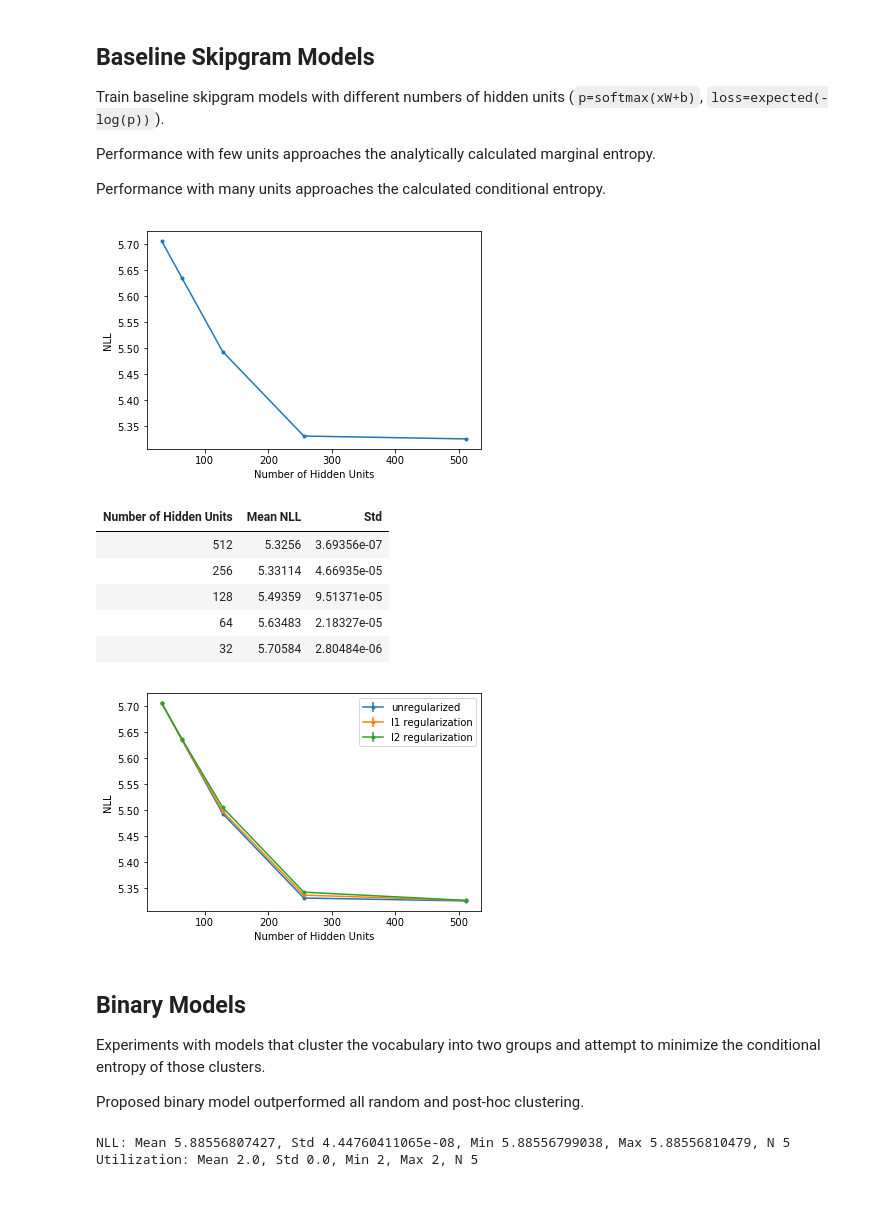
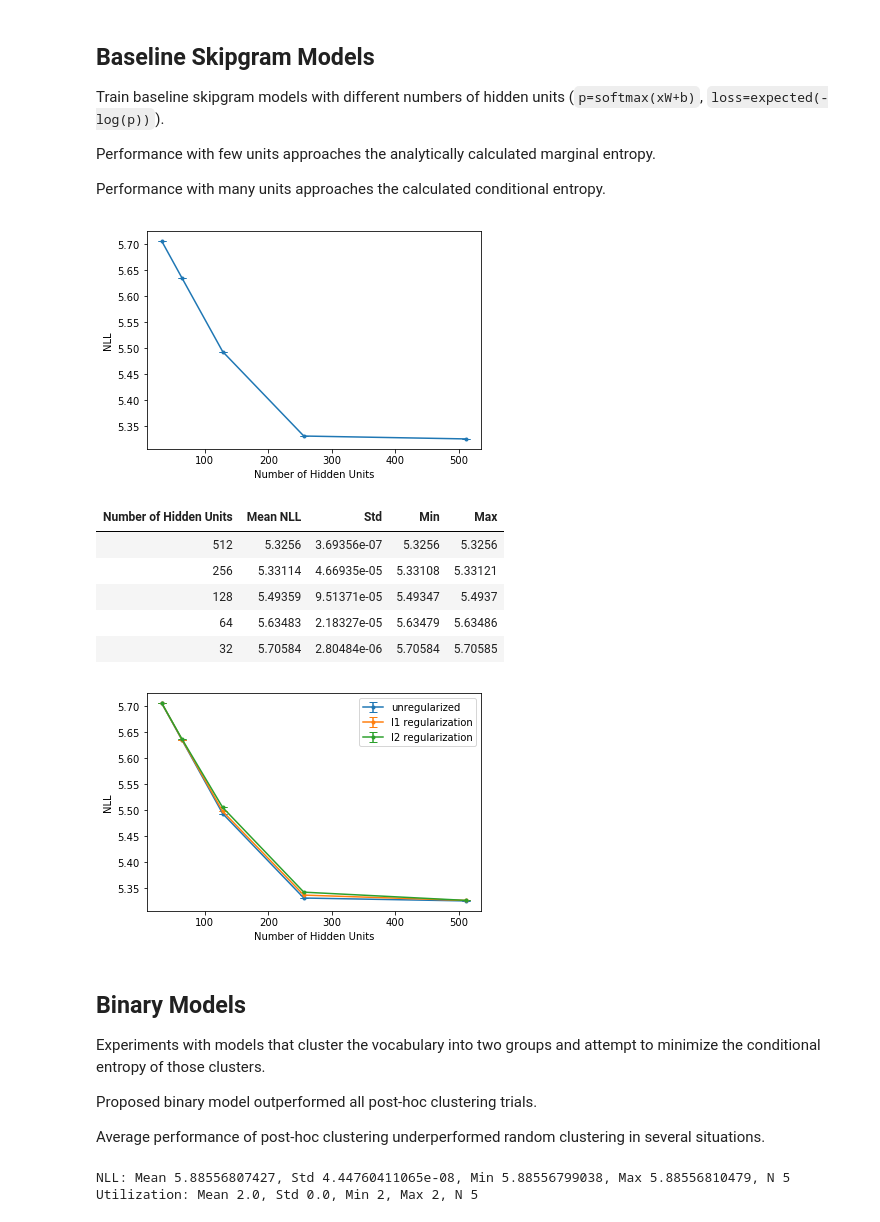
Before and after one commit to bstriner/discrete-skip-gram, a Jupyter notebook: notebook/results.ipynb, the cells around one changed output. Cells and saved outputs as stored; diff of their text form; code cells hidden in the pictures.

```diff
--- a/notebook/results.ipynb
+++ b/notebook/results.ipynb
@@ -6,19 +6,24 @@ All graphs and results. For discussion please read associated paper.
 import numpy as np
 import matplotlib.pyplot as plt
 from IPython.display import display, HTML
-from discrete_skip_gram.util import stats_string
+from discrete_skip_gram.util import stats_string, calc_stats
 from tabulate import tabulate
 def load_output(path):
     return np.load('../experiments/output/{}'.format(path))
 def table(t, **kwargs):
     return HTML(tabulate(t, tablefmt='html', **kwargs))
-def bar(x, data, label, axis=1):
+def bar(x, data, label=None, axis=1):
     mean = np.mean(data, axis=axis)
     std = np.std(data, axis=axis)
-    plt.errorbar(x, mean, yerr=std,
+    plt.errorbar(x, mean, yerr=std, capsize=4,
                  markersize=3, fmt='-o', label=label)
 def data_shapes(x):
     return {k:v.shape for k,v in x.iteritems()}
+def stats_table(x, y, label, unit, axis=1):
+    data = np.stack([x]+calc_stats(y, axis=axis)[0:4], axis=1)
+    return table(data, headers=[label,
+                                'Mean {}'.format(unit),
+                                'Std','Min','Max'])
 eps = 1e-9
 # %% [markdown]
 ## Cooccurrence matrix
@@ -123,51 +126,46 @@ Performance with many units approaches the calculated conditional entropy.
 baseline = load_output('skipgram_baseline.npz')
 # Plot NLL by number of hidden units
 zks = baseline['z_ks']
-mean = np.mean(baseline['nlls'], axis=1)
-std = np.std(baseline['nlls'], axis=1)
-plt.errorbar(zks, mean, yerr=std, markersize=3, fmt='-o')
+bar(zks, baseline['nlls'], axis=1)
 plt.ylabel('NLL')
 plt.xlabel('Number of Hidden Units')
 plt.show()
 # Tabulate NLL by number of hidden units
-t = np.stack([zks, mean, std], axis=1)
-table(t, headers=['Number of Hidden Units', 'Mean NLL', 'Std'])
+stats_table(zks, baseline['nlls'],
+            'Number of Hidden Units',
+           'NLL', axis=1)
 # %% [output]
 [figure]
-| Number of Hidden Units | Mean NLL | Std |
-| 512 | 5.3256 | 3.69356e-07 |
-| 256 | 5.33114 | 4.66935e-05 |
-| 128 | 5.49359 | 9.51371e-05 |
-| 64 | 5.63483 | 2.18327e-05 |
-| 32 | 5.70584 | 2.80484e-06 |
+| Number of Hidden Units | Mean NLL | Std | Min | Max |
+| 512 | 5.3256 | 3.69356e-07 | 5.3256 | 5.3256 |
+| 256 | 5.33114 | 4.66935e-05 | 5.33108 | 5.33121 |
+| 128 | 5.49359 | 9.51371e-05 | 5.49347 | 5.4937 |
+| 64 | 5.63483 | 2.18327e-05 | 5.63479 | 5.63486 |
+| 32 | 5.70584 | 2.80484e-06 | 5.70584 | 5.70585 |
 # %%
 # Vanialla baseline model and regularization
 baseline = load_output('skipgram_baseline.npz')
 baselinel1 = load_output('skipgram_baseline-l1.npz')
 baselinel2 = load_output('skipgram_baseline-l2.npz')
 # Plot NLL by number of hidden units
 zks = baseline['z_ks']
-b = baseline['nlls']
-def bar(zks, data, label):
-    mean = np.mean(data, axis=1)
-    std = np.mean(data, axis=1)
-    plt.errorbar(zks, mean, yerr=std,
-                 markersize=3, fmt='-o', label=label)
-bar(baseline['nlls'], 'unregularized')
-bar(baseline['l1'], 'l1 regularization')
-bar(baseline['l2'], 'l2 regularization')
+bar(zks, baseline['nlls'], 'unregularized')
+bar(zks, baselinel1['nlls'], 'l1 regularization')
+bar(zks, baselinel2['nlls'], 'l2 regularization')
 plt.ylabel('NLL')
 plt.xlabel('Number of Hidden Units')
 plt.legend()
 plt.show()
 # %% [output]
-[figure, old version]
+[figure, new version]
 # %% [markdown]
 ## Binary Models
 
 Experiments with models that cluster the vocabulary into two groups and attempt to minimize the conditional entropy of those clusters.
 
-Proposed binary model outperformed all random and post-hoc clustering.
+Proposed binary model outperformed all post-hoc clustering trials.
+
+Average performance of post-hoc clustering underperformed random clustering in several situations.
 # %%
 # Proposed binary model
 binary = load_output('skipgram_binary.npz')
```
Also changed, not shown: parts of 14 cells of this notebook, 2 other files.
